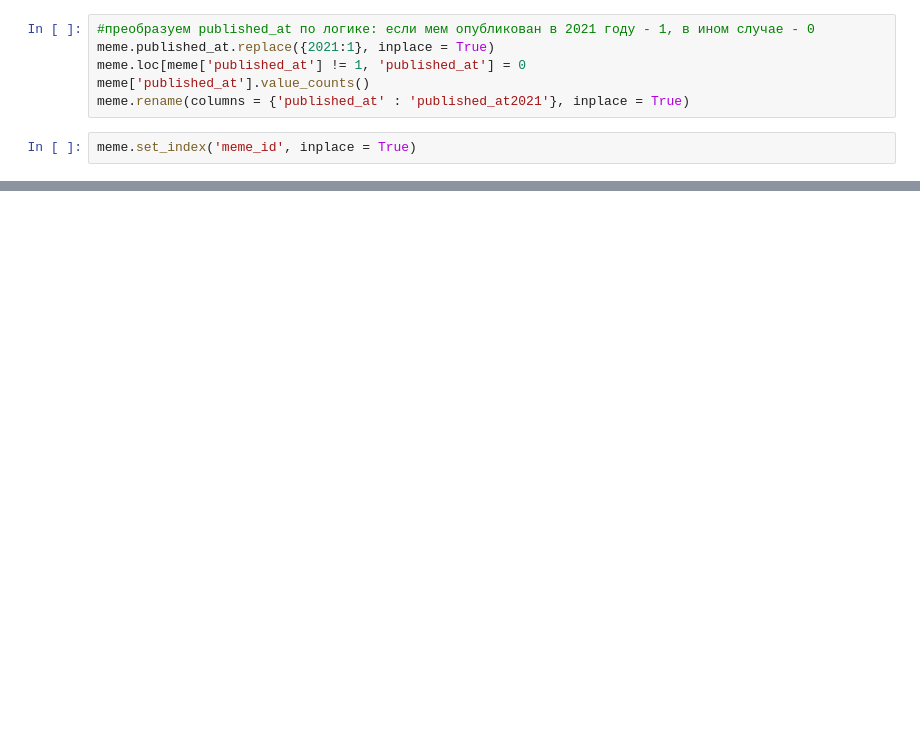
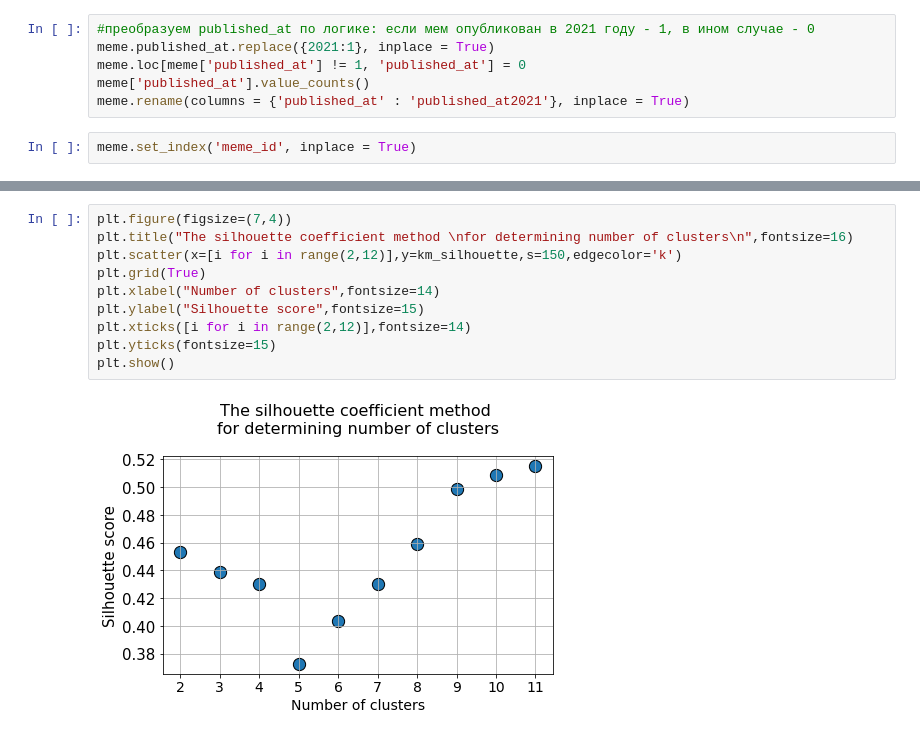
Before and after one commit to qwizor1337/Learning_with_D, a Jupyter notebook: 02/04_02 (memes)/New/meme_task.ipynb, the cells around one changed output, grey strips where cells are left out. Drawn from its saved outputs; the diff is of its cells as text; blank space fills up the shorter version.

```diff
--- a/02/04_02 (memes)/New/meme_task.ipynb
+++ b/02/04_02 (memes)/New/meme_task.ipynb
@@ -268,0 +494,12 @@ sns.pairplot(meme)
+# %%
+plt.figure(figsize=(7,4))
+plt.title("The silhouette coefficient method \nfor determining number of clusters\n",fontsize=16)
+plt.scatter(x=[i for i in range(2,12)],y=km_silhouette,s=150,edgecolor='k')
+plt.grid(True)
+plt.xlabel("Number of clusters",fontsize=14)
+plt.ylabel("Silhouette score",fontsize=15)
+plt.xticks([i for i in range(2,12)],fontsize=14)
+plt.yticks(fontsize=15)
+plt.show()
+# %% [output]
+[figure, added]
```
Also changed, not shown: parts of 61 cells of this notebook.
